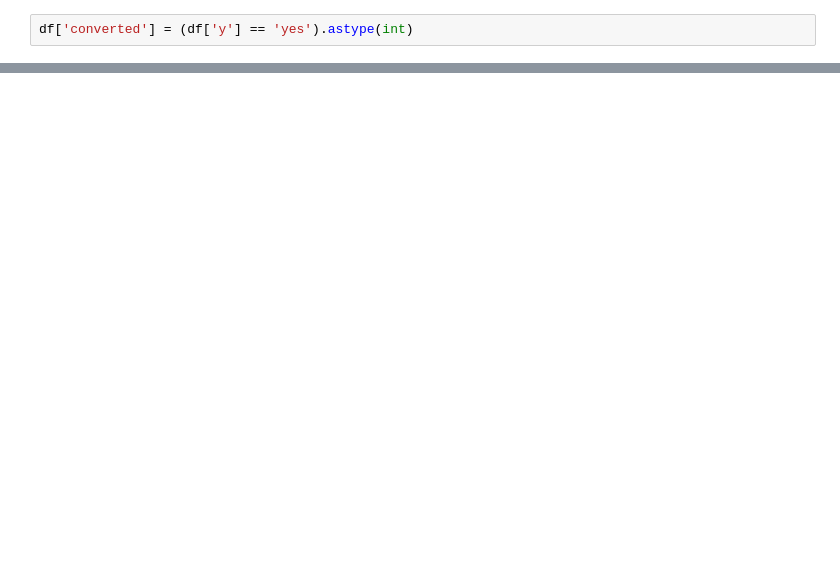
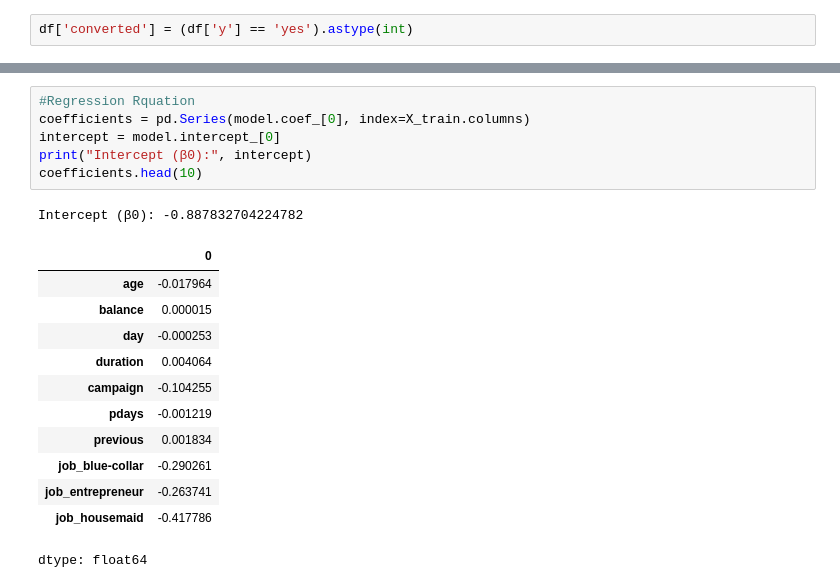
Before and after one commit to adapachaitanya93/AI-Business-Analytics-Portfolio, a Jupyter notebook: week1_lead_scoring.ipynb, the cells around one changed output, grey strips where cells are left out. Drawn from its saved outputs; the diff is of its cells as text; blank space fills up the shorter version.

```diff
--- a/week1_lead_scoring.ipynb
+++ b/week1_lead_scoring.ipynb
@@ -41,0 +276,20 @@ df.head()
+# %%
+#Regression Rquation
+coefficients = pd.Series(model.coef_[0], index=X_train.columns)
+intercept = model.intercept_[0]
+print("Intercept (β0):", intercept)
+coefficients.head(10)
+# %% [output]
+Intercept (β0): -0.887832704224782
+|  | 0 |
+| age | -0.017964 |
+| balance | 0.000015 |
+| day | -0.000253 |
+| duration | 0.004064 |
+| campaign | -0.104255 |
+| pdays | -0.001219 |
+| previous | 0.001834 |
+| job_blue-collar | -0.290261 |
+| job_entrepreneur | -0.263741 |
+| job_housemaid | -0.417786 |
+dtype: float64
```
Also changed, not shown: parts of 17 cells of this notebook.
